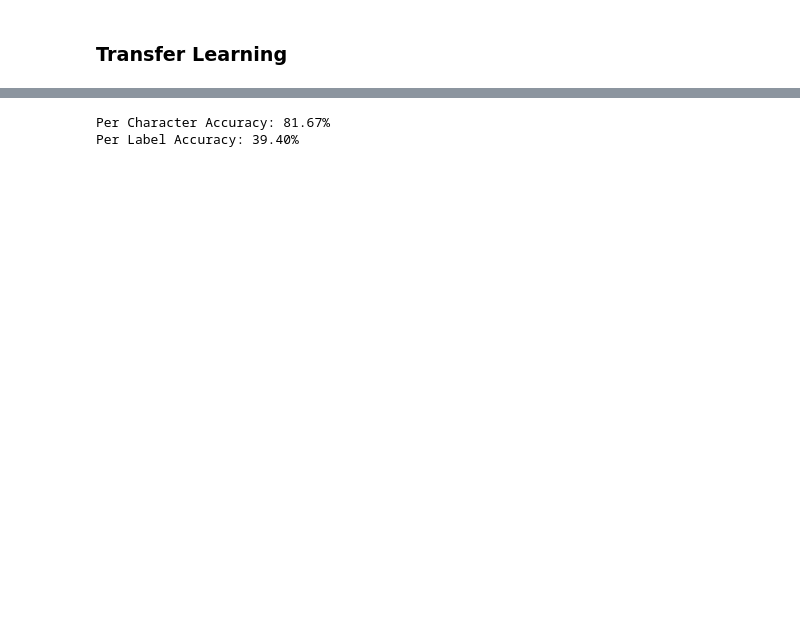
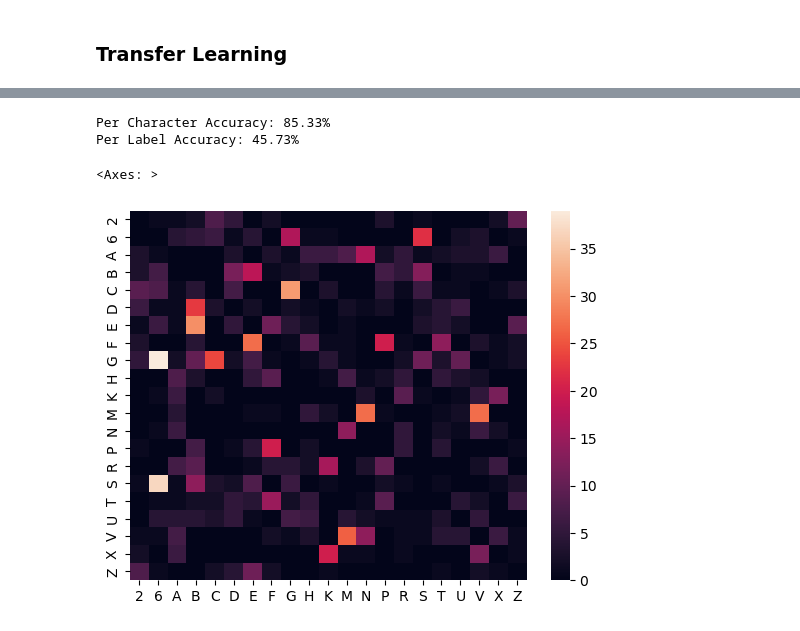
Before and after one commit to hfmull/IBM-ML-Professional-Certificate, a Jupyter notebook: Deep-Learning-Final-Project/Deep-Learning-FP.ipynb, the cells around one changed output, grey strips where cells are left out. Saved outputs shown, nothing was run; the diff lists cells and outputs as text; code cells hidden in the pictures; blank space fills up the shorter version.

```diff
--- a/Deep-Learning-Final-Project/Deep-Learning-FP.ipynb
+++ b/Deep-Learning-Final-Project/Deep-Learning-FP.ipynb
@@ -905,7 +646,7 @@ def train_model(X_train, X_test, y_train, y_test):
 
     return results
 
-results_3 = train_model(X_train, X_test, y_train, y_test)
+results3 = train_model(X_train, X_test, y_train, y_test)
 # %% [output]
 Model: "sequential"
 _________________________________________________________________
@@ -927,8 +686,22 @@ Epoch 5/5
 # %%
-label_accuracy(labels_test, results_3)
+label_accuracy(labels_test, results3)
 # %% [output]
-Per Character Accuracy: 81.67%
-Per Label Accuracy: 39.40%
+Per Character Accuracy: 85.33%
+Per Label Accuracy: 45.73%
+# %%
+l = np.unique(labels_test)
+n_labels = len(l)
+mismatches = pd.DataFrame(np.zeros((n_labels, n_labels)), index=l, columns=l, dtype=int)
+for i in range(results3.shape[0]):
+    for j in range(6):
+        if results3[i,j] == labels_test[i,j]:
+            continue
+        mismatches.loc[labels_test[i,j], results3[i,j]] += 1
+
+sns.heatmap(mismatches)
+# %% [output]
+<Axes: >
+[figure, added]
 # %%
 # Train all models
 def train_model(X_train, X_test, y_train, y_test):
```
Also changed, not shown: parts of 43 cells of this notebook, 5 other files.
